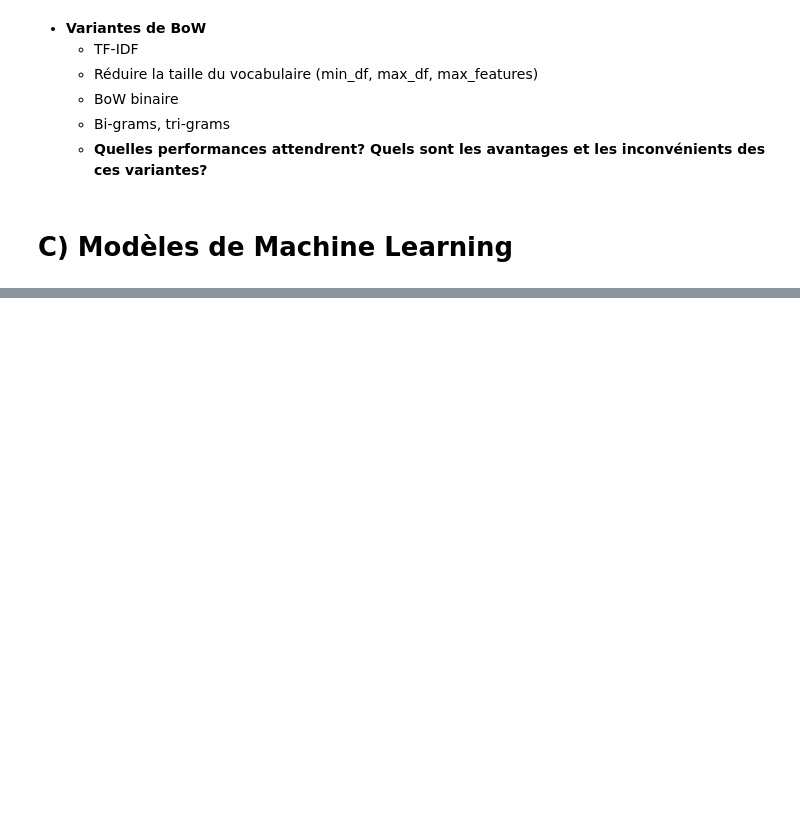
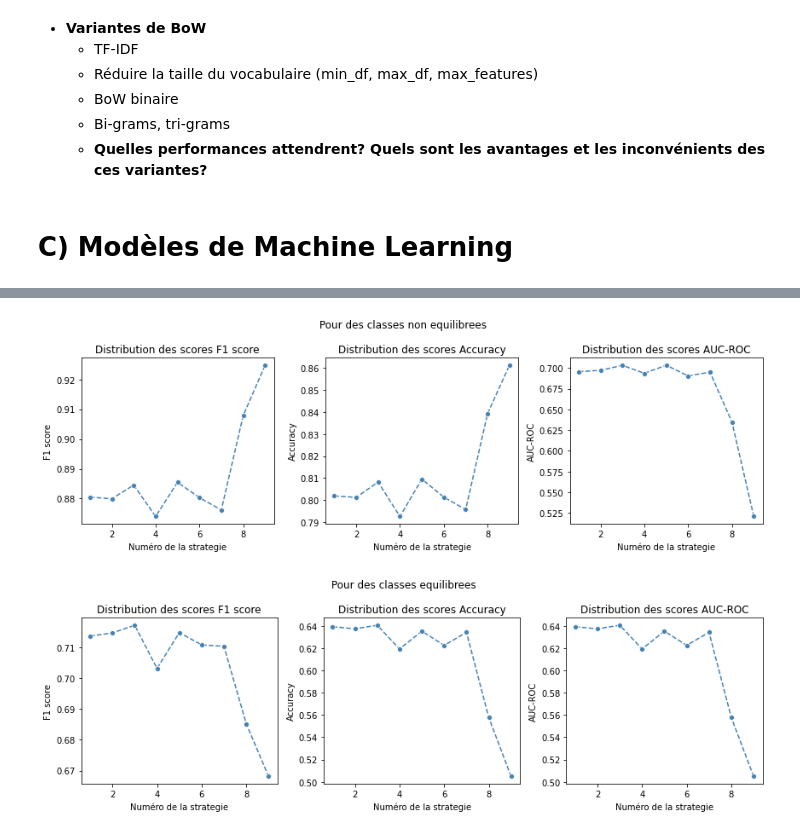
Before and after one commit to Amayas29/analyse-de-sentiments-et-reconnaissance-du-locuteur, a Jupyter notebook: president.ipynb, the cells around one changed output, grey strips where cells are left out. Drawn from its saved outputs; the diff is of its cells as text; code cells hidden in the pictures; blank space fills up the shorter version.

```diff
--- a/president.ipynb
+++ b/president.ipynb
@@ -542,0 +542,13 @@ for X in strats:
+# %%
+def rf_optimizer(X, n_estimators=100):
+    rf = RandomForestClassifier(
+        n_estimators=n_estimators, class_weight='balanced')
+    params = {'max_depth': [5, 7, 12], 'min_samples_split': [5, 10, 20]}
+    cv = StratifiedKFold(n_splits=5, shuffle=True)
+
+    grid = GridSearchCV(rf, params, cv=cv, n_jobs=-1, scoring='f1_macro')
+    grid.fit(X["base"], ytrain)
+
+    return grid.best_estimator_
+# %%
+optimize_strats(strats, rf_optimizer, "rf")
@@ -542,0 +559,5 @@ for X in strats:
+# %%
+optimization_report(strats, "rf")
+# %% [output]
+[figure, added]
+[figure, added]
```
Also changed, not shown: parts of 63 cells of this notebook, 2 other files.
